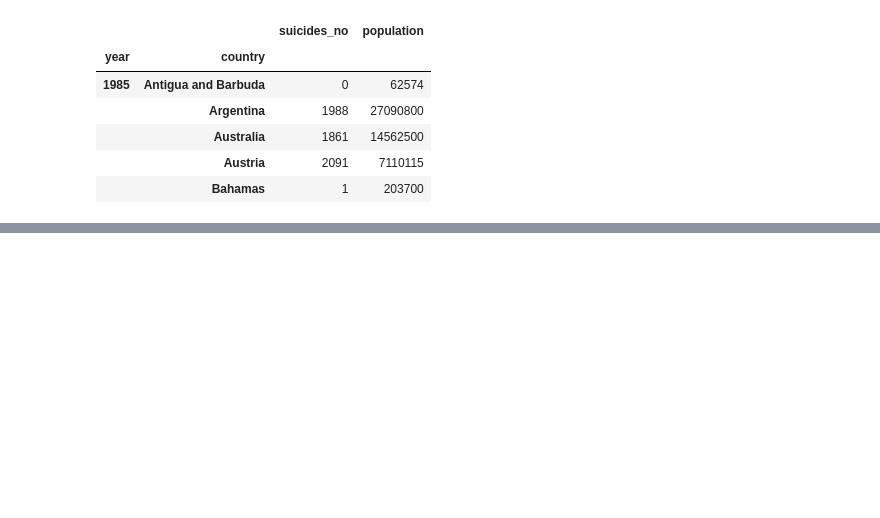
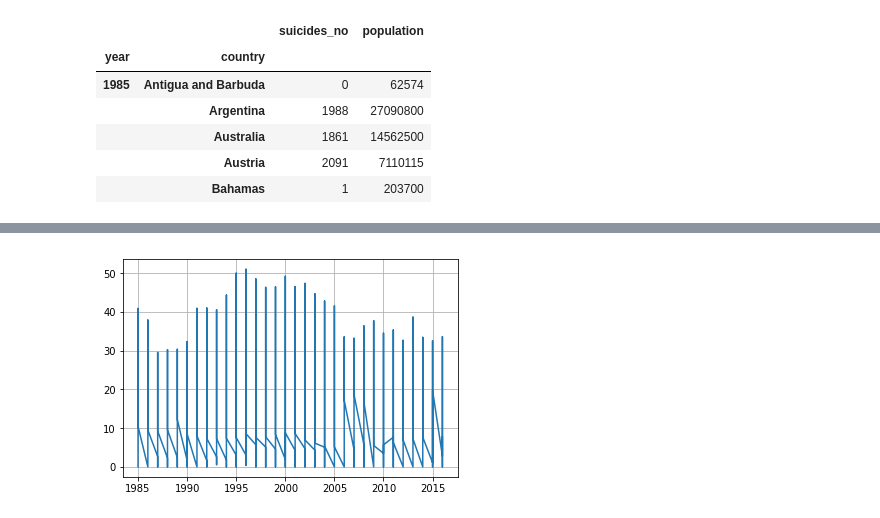
Before and after one commit to EJohnson7/ETL, a Jupyter notebook: Jupyter Notebook and more/kaggle.ipynb, the cells around one changed output, grey strips where cells are left out. Saved outputs shown, nothing was run; the diff lists cells and outputs as text; code cells hidden in the pictures; blank space fills up the shorter version.

```diff
--- a/Jupyter Notebook and more/kaggle.ipynb
+++ b/Jupyter Notebook and more/kaggle.ipynb
@@ -133,0 +115,4 @@ group.tail(100)
+# %%
+group_suicide.drop(['suicides_no','population'], axis=1, inplace=True)
+# %%
+year_rate_df = group_suicide.copy()
@@ -133,0 +129,2 @@ group.tail(100)
+# %%
+year_rate_df.reset_index(inplace=True)
@@ -133,0 +140,2 @@ group.tail(100)
+# %%
+year_rate_df.drop(['country'], axis=1, inplace=True)
@@ -133,0 +196,21 @@ group.tail(100)
+# %%
+import matplotlib
+import matplotlib.pyplot as plt
+import numpy as np
+
+# Data for plotting
+
+t = year_rate_df["year"]
+s = year_rate_df["Suicide_rate_per_100k"]
+
+fig, ax = plt.subplots()
+ax.plot(t, s)
+
+#ax.set(xlabel='time (s)', ylabel='voltage (mV)',
+#       title='About as simple as it gets, folks')
+ax.grid()
+
+fig.savefig("test.png")
+plt.show()
+# %% [output]
+[figure, added]
```
Also changed, not shown: parts of 15 cells of this notebook.
